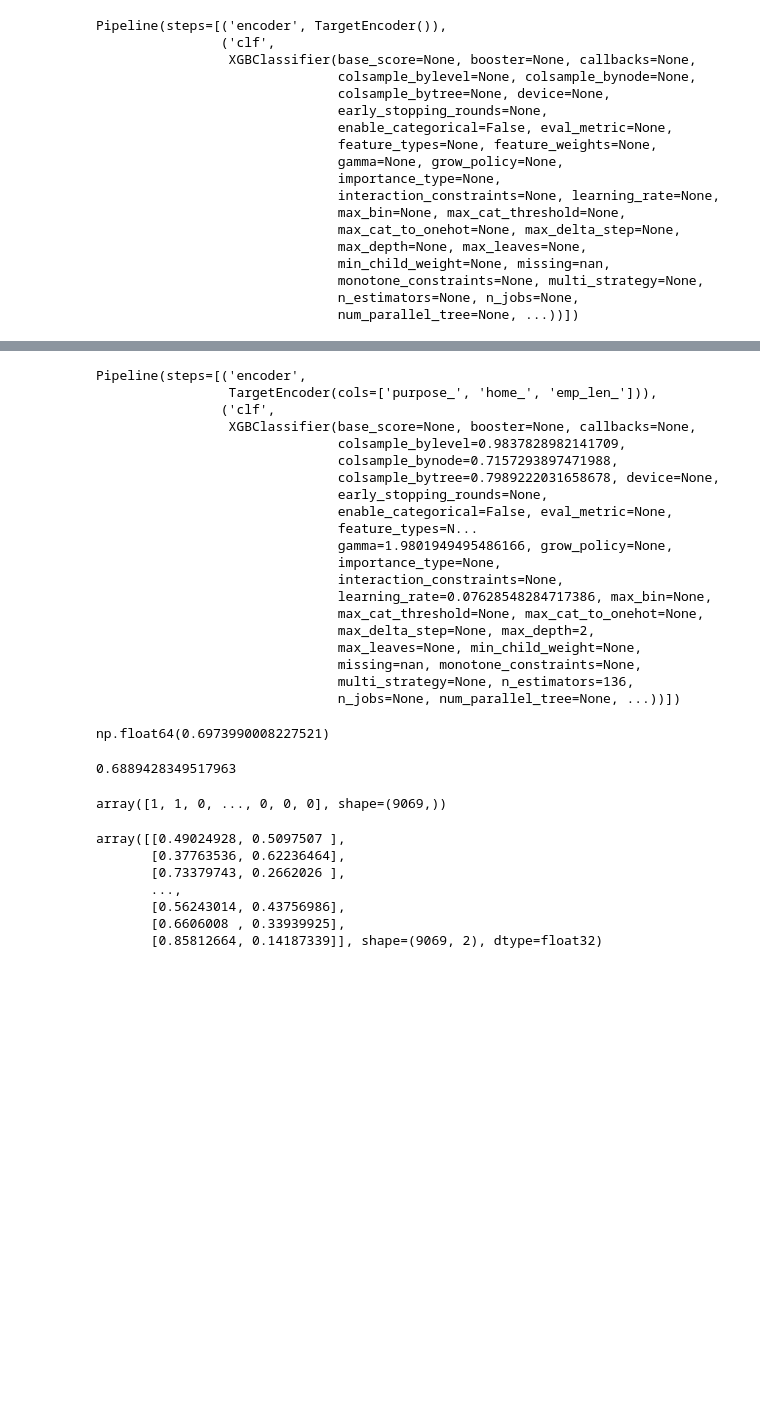
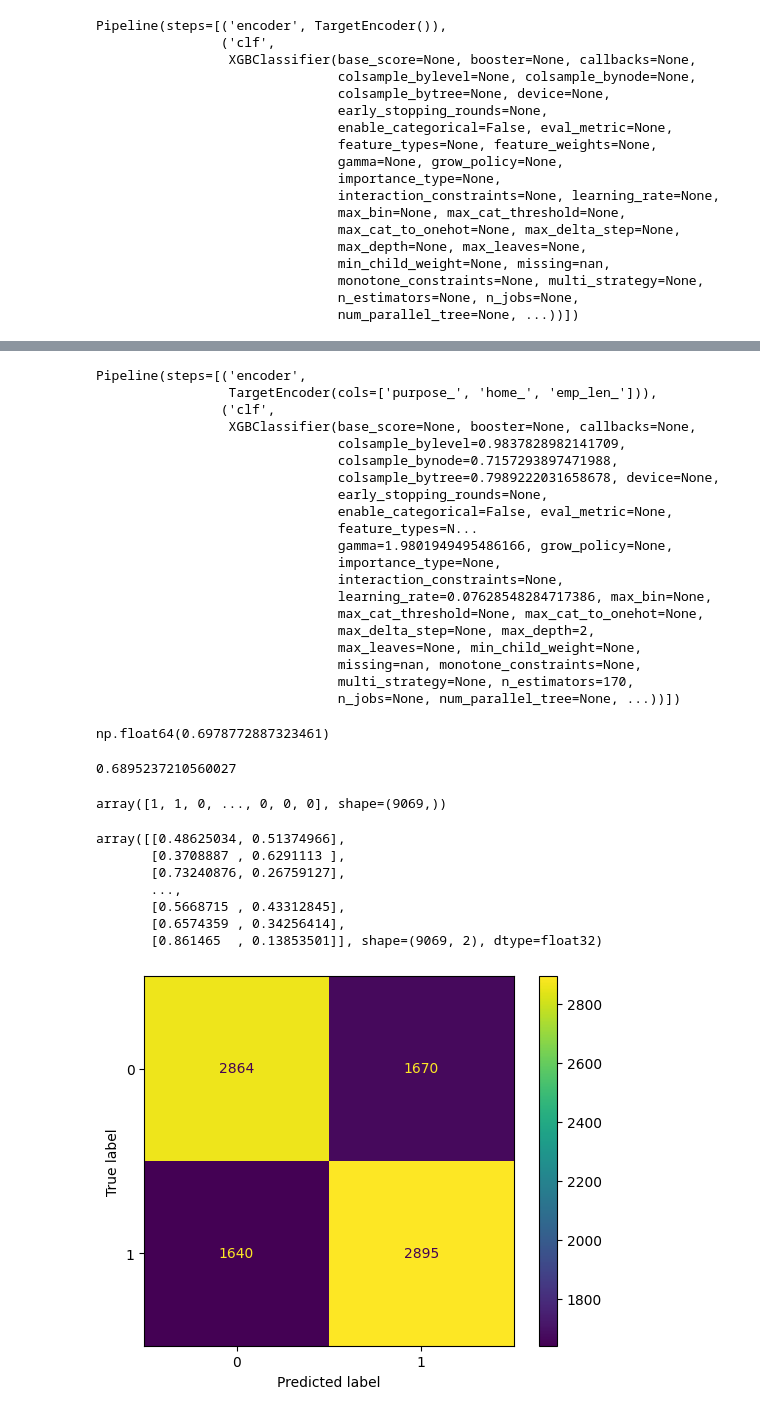
Before and after one commit to Nimbus-commints/Data-Science-Proyectos, a Jupyter notebook: Prediccion de Aprobacion de Prestam/Prediccion Aprobacion Prestamo.ipynb, the cells around one changed output, grey strips where cells are left out. Drawn from its saved outputs; the diff is of its cells as text; code cells hidden in the pictures; blank space fills up the shorter version.

Commit message:
Prediccion de aprobacion de prestamos, se agrego confussion matrix

```diff
--- a/Prediccion de Aprobacion de Prestam/Prediccion Aprobacion Prestamo.ipynb
+++ b/Prediccion de Aprobacion de Prestam/Prediccion Aprobacion Prestamo.ipynb
@@ -49,7 +43,7 @@ X_train, X_test, y_train, y_test = train_test_split(X, y, test_size =0.2,stratif
 # Se establece el Pipeline
 estimators = [
     ('encoder', TargetEncoder()),
-    ('clf', XGBClassifier(random_state=1))
+    ('clf', XGBClassifier(random_state=1,objective='binary:logistic'))
     ]
 mi_pipe = Pipeline(steps=estimators)
 print(mi_pipe)
@@ -76,7 +70,7 @@ Pipeline(steps=[('encoder', TargetEncoder()),
 # afinando los hyperparametros de XGBoost para obtener mejores resultado del modelo
 params_space = {
     'clf__max_depth': Integer(2,8),
-    'clf__n_estimators': Integer(1, 200),
+    'clf__n_estimators': Integer(1, 250),
     'clf__learning_rate': Real(0.001,1.0, prior='log-uniform'),
     'clf__subsample': Real(0.5, 1.0),
     'clf__colsample_bytree': Real(0.5,1.0),
@@ -129,16 +123,16 @@ Pipeline(steps=[('encoder',
                                max_delta_step=None, max_depth=2,
                                max_leaves=None, min_child_weight=None,
                                missing=nan, monotone_constraints=None,
-                               multi_strategy=None, n_estimators=136,
+                               multi_strategy=None, n_estimators=170,
                                n_jobs=None, num_parallel_tree=None, ...))])
 # %%
 model_tuned.best_score_
 # %% [output]
-np.float64(0.6973990008227521)
+np.float64(0.6978772887323461)
 # %%
 model_tuned.score(X_test,y_test)
 # %% [output]
-0.6889428349517963
+0.6895237210560027
 # %%
 model_tuned.predict(X_test)
 # %% [output]
@@ -146,10 +140,19 @@ array([1, 1, 0, ..., 0, 0, 0], shape=(9069,))
 # %%
 model_tuned.predict_proba(X_test)
 # %% [output]
-array([[0.49024928, 0.5097507 ],
-       [0.37763536, 0.62236464],
-       [0.73379743, 0.2662026 ],
+array([[0.48625034, 0.51374966],
+       [0.3708887 , 0.6291113 ],
+       [0.73240876, 0.26759127],
        ...,
-       [0.56243014, 0.43756986],
-       [0.6606008 , 0.33939925],
-       [0.85812664, 0.14187339]], shape=(9069, 2), dtype=float32)
+       [0.5668715 , 0.43312845],
+       [0.6574359 , 0.34256414],
+       [0.861465  , 0.13853501]], shape=(9069, 2), dtype=float32)
+# %%
+# confusion matrix
+from sklearn.metrics import confusion_matrix , ConfusionMatrixDisplay
+cm = confusion_matrix(y_test, model_tuned.predict(X_test))
+disp = ConfusionMatrixDisplay(confusion_matrix=cm, display_labels=model_tuned.classes_)
+disp.plot()
+plt.show()
+# %% [output]
+[figure, added]
```
Also changed, not shown: parts of 2 cells of this notebook.
